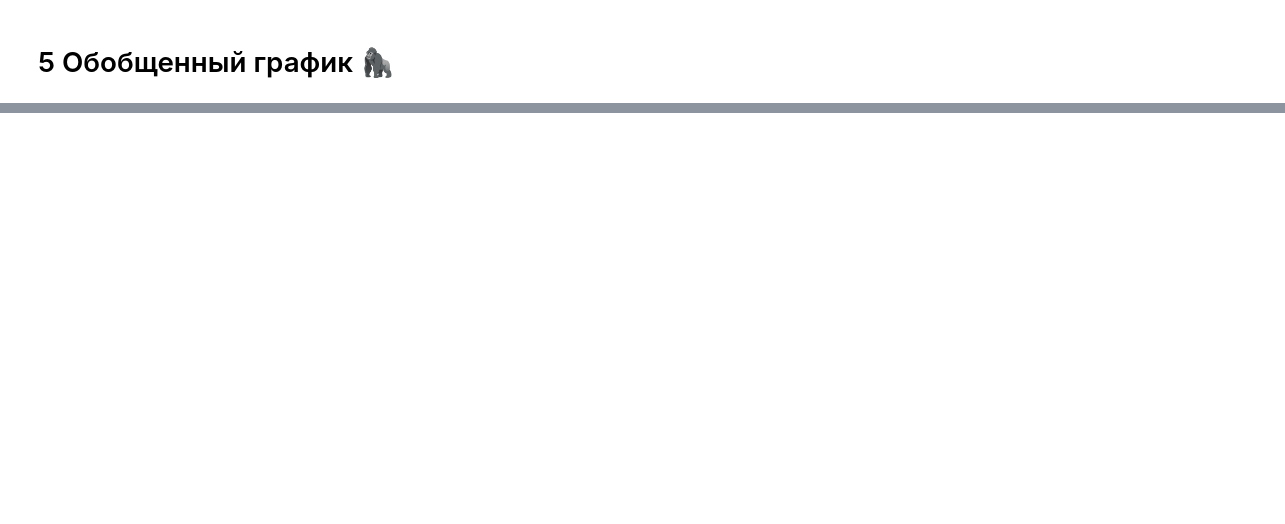
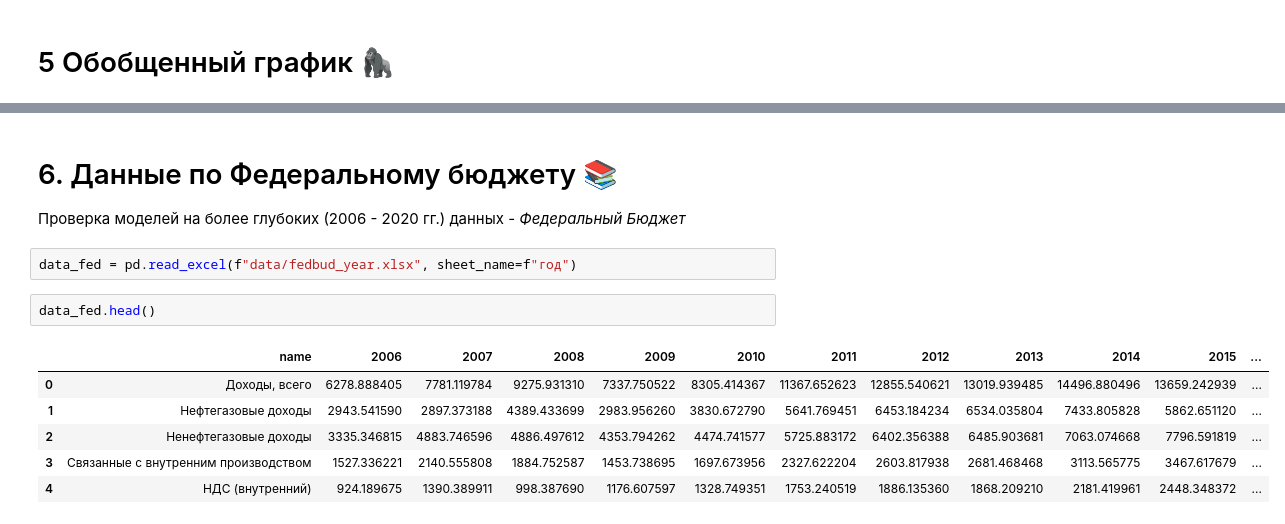
Before and after one commit to vasilisc-team/vasilisc.budget, a Jupyter notebook: research/ResearchJupyter.ipynb, the cells around one changed output, grey strips where cells are left out. Drawn from its saved outputs; the diff is of its cells as text; blank space fills up the shorter version.

```diff
--- a/research/ResearchJupyter.ipynb
+++ b/research/ResearchJupyter.ipynb
@@ -649,0 +657,14 @@ ARIMA                         |15.13805%        |1.186%           |Смещен
+# %% [markdown]
+# 6. Данные по Федеральному бюджету 📚
+Проверка моделей на более глубоких (2006 - 2020 гг.) данных - *Федеральный Бюджет*
+# %%
+data_fed = pd.read_excel(f"data/fedbud_year.xlsx", sheet_name=f"год")
+# %%
+data_fed.head()
+# %% [output]
+|  | name | 2006 | 2007 | 2008 | 2009 | 2010 | 2011 | 2012 | 2013 | 2014 | 2015 | ... |
+| 0 | Доходы, всего | 6278.888405 | 7781.119784 | 9275.931310 | 7337.750522 | 8305.414367 | 11367.652623 | 12855.540621 | 13019.939485 | 14496.880496 | 13659.242939 | ... |
+| 1 | Нефтегазовые доходы | 2943.541590 | 2897.373188 | 4389.433699 | 2983.956260 | 3830.672790 | 5641.769451 | 6453.184234 | 6534.035804 | 7433.805828 | 5862.651120 | ... |
+| 2 | Ненефтегазовые доходы | 3335.346815 | 4883.746596 | 4886.497612 | 4353.794262 | 4474.741577 | 5725.883172 | 6402.356388 | 6485.903681 | 7063.074668 | 7796.591819 | ... |
+| 3 | Связанные с внутренним производством | 1527.336221 | 2140.555808 | 1884.752587 | 1453.738695 | 1697.673956 | 2327.622204 | 2603.817938 | 2681.468468 | 3113.565775 | 3467.617679 | ... |
+| 4 | НДС (внутренний) | 924.189675 | 1390.389911 | 998.387690 | 1176.607597 | 1328.749351 | 1753.240519 | 1886.135360 | 1868.209210 | 2181.419961 | 2448.348372 | ... |
```
Also changed, not shown: parts of 26 cells of this notebook, 3 other files.
